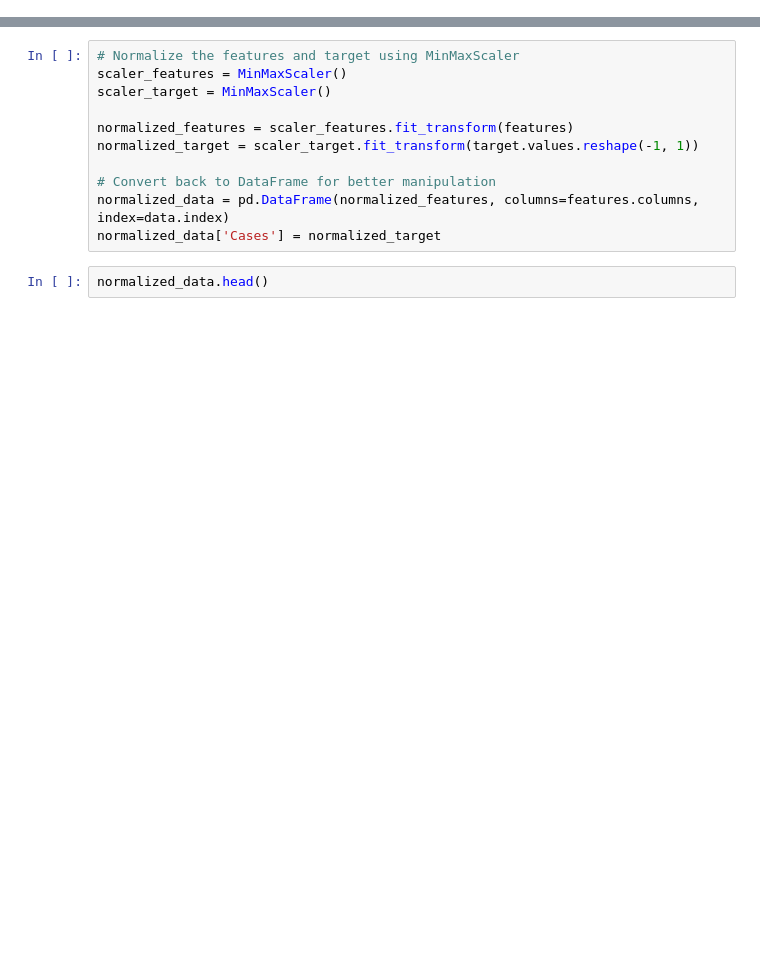
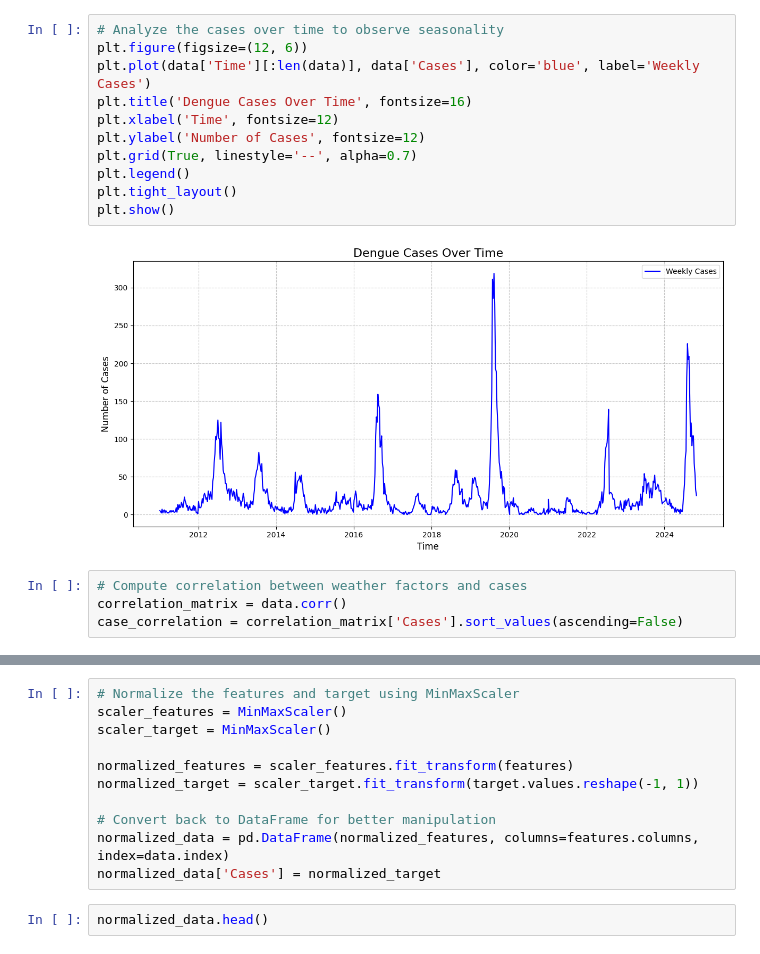
Before and after one commit to HENERALPEPITO/DengueDash, a Jupyter notebook: SP Model/LSTM_Dengue_Watch.ipynb, the cells around one changed output, grey strips where cells are left out. Cells and saved outputs as stored; diff of their text form; blank space fills up the shorter version.

```diff
--- a/SP Model/LSTM_Dengue_Watch.ipynb
+++ b/SP Model/LSTM_Dengue_Watch.ipynb
@@ -29,0 +107,17 @@ data.head()
+# %%
+# Analyze the cases over time to observe seasonality
+plt.figure(figsize=(12, 6))
+plt.plot(data['Time'][:len(data)], data['Cases'], color='blue', label='Weekly Cases')
+plt.title('Dengue Cases Over Time', fontsize=16)
+plt.xlabel('Time', fontsize=12)
+plt.ylabel('Number of Cases', fontsize=12)
+plt.grid(True, linestyle='--', alpha=0.7)
+plt.legend()
+plt.tight_layout()
+plt.show()
+# %% [output]
+[figure, added]
+# %%
+# Compute correlation between weather factors and cases
+correlation_matrix = data.corr()
+case_correlation = correlation_matrix['Cases'].sort_values(ascending=False)
```
Also changed, not shown: parts of 46 cells of this notebook, 1 other file.
